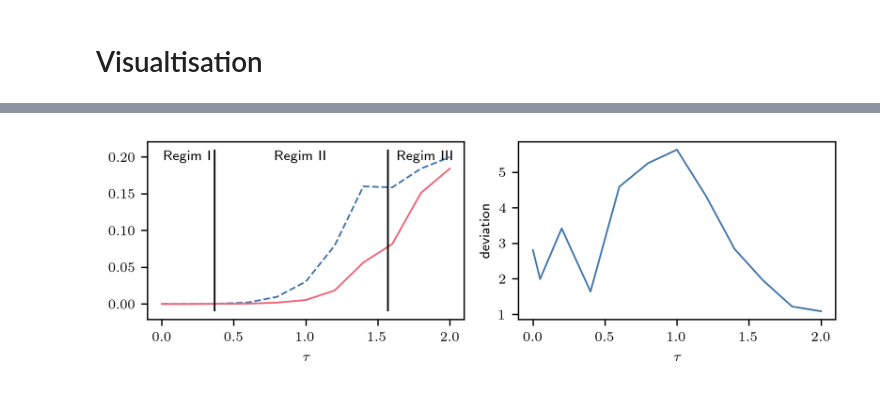
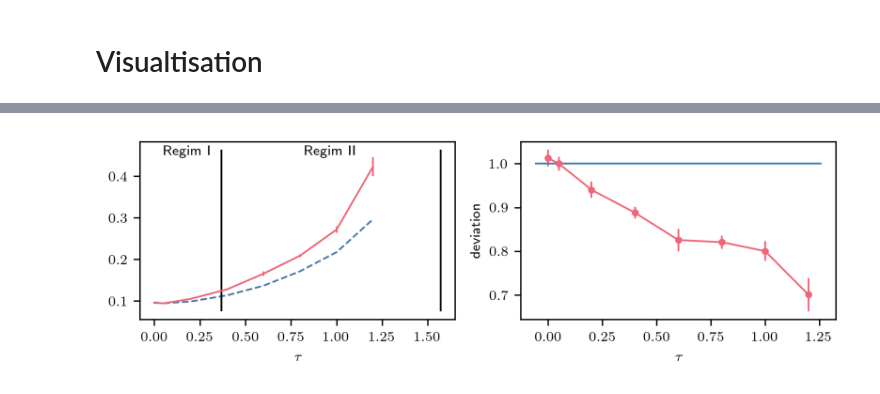
Before and after one commit to NilsToAn/overdampedDelayHarmonicOscillator, a Jupyter notebook: paper/cusp_rate copy.ipynb, the cells around one changed output, grey strips where cells are left out. Saved outputs shown, nothing was run; the diff lists cells and outputs as text; code cells hidden in the pictures.

Commit message:
new num rates

```diff
--- a/paper/cusp_rate copy.ipynb
+++ b/paper/cusp_rate copy.ipynb
@@ -28,8 +22,10 @@ setup_matplotlib()
 
 np.random.seed(42)
 # %%
+version = 2
+
 k = 1
-border = 1
+border = 0
 x_0 = -1
 N_x_border = 12.5
 max_t = 10
@@ -37,7 +33,7 @@ ntau = 2
 force = "cusp_force"
 
 
-dx = border / N_x_border
+dx = (border - x_0) / N_x_border
 sb = 40.5 * dx  # with .5, 0 not included
 
 f = 15
@@ -52,18 +48,18 @@ x_s = np.arange(-sb, sb + 1e-6, dx)
 i_zero = np.argmin((x_s - x_0) ** 2)
 N_x = len(x_s)
 
-s_s = np.arange(0.2, 0.76, 0.1)
-#s_s = np.array([0.3])
+s_s = np.arange(0.2, 0.81, 0.1)
+# s_s = np.array([0.3])
 # ltaus = np.array([0.1])
-ltaus = np.concatenate(([0, 0.05], np.arange(0.2, np.pi/2, 0.2)))
+ltaus = np.concatenate(([0, 0.05], np.arange(0.2, np.pi / 2, 0.2)))
 
 sim_rate = np.empty((len(s_s), len(ltaus), 4), float)
+num_rate = np.empty((len(s_s), len(ltaus), 4), float)
 # %%
 my_rate_manager = SimulateRateFull()
 
 for j, s in enumerate(tqdm(s_s)):
     D = s**2 / 2
-    sim_rates = np.empty((len(ltaus), 4))
 
     for i, ltau in enumerate(tqdm(ltaus)):
         ldt = ltau / ntau_sim if ltau > 0 else ltaus[1] / ntau_sim
@@ -71,7 +67,9 @@ for j, s in enumerate(tqdm(s_s)):
         rel_time = q_f * get_eq_times(ltau, D, eq_perc, a=0, b=1)
         N_t = max(int(2 * rel_time / ldt), int(max_t / ldt), 30)
 
-        sim_ts = np.arange(-ntau_sim, N_t) * ldt if ltau > 0 else np.arange(0, N_t) * ldt
+        sim_ts = (
+            np.arange(-ntau_sim, N_t) * ldt if ltau > 0 else np.arange(0, N_t) * ldt
+        )
 
         res = my_rate_manager.run(
             N_p=N_p,
@@ -82,7 +80,7 @@ for j, s in enumerate(tqdm(s_s)):
             dt=ldt,
             x_0=x_0,
             force=force,
-            border=0,
+            border=border,
         )
         sim_sur = res["sim_sur"]
 
@@ -163,30 +189,44 @@ plt.plot(
 # %%
+idx = 5
+
 plt.figure(figsize=(6, 2))
 plt.subplot(121)
-plt.plot(ltaus, num_rates[:, 0], "--")
-plt.plot(ltaus, sim_rates[:, 0])
+plt.plot(ltaus, num_rate[idx,:, 0], "--")
+plt.errorbar(ltaus, sim_rate[idx,:, 0], sim_rate[idx,:, 1])
 
 
 # plt.xlim(0,2.1)
 # plt.ylim(1e-3,1)
 
 plt.vlines([1 / np.e / k, np.pi / 2 / k], *plt.ylim(), color="black")
-y = 0.2
+
+y = 0.95*plt.ylim()[1]
 plt.text(0.5 * 1 / np.e / k, y, "Regim I", ha="center", va="center")
 plt.text(0.5 * (1 / np.e / k + np.pi / 2 / k), y, "Regim II", ha="center", va="center")
-plt.text(
-    0.5 * (np.pi / 2 / k + plt.xlim()[1]), y, "Regim III", ha="center", va="center"
-)
+# plt.text(
+#     0.5 * (np.pi / 2 / k + plt.xlim()[1]), y, "Regim III", ha="center", va="center"
+# )
 plt.xlabel(r"$\tau$")
 # plt.ylabel('1/rate')
 # plt.yscale('log')
 
 plt.subplot(122)
 
-plt.plot(ltaus, num_rates[:, 0] / sim_rates[:, 0])
+# plt.plot(ltaus, num_rate[idx,:, 0] / sim_rate[idx,:, 0])
+plt.errorbar(
+    ltaus,
+    num_rate[idx, :, 0] / sim_rate[idx, :, 0],
+    yerr=np.sqrt(
+        (num_rate[idx, :, 1] / sim_rate[idx, :, 0]) ** 2
+        + (num_rate[idx, :, 0] / sim_rate[idx, :, 0] ** 2 * sim_rate[idx, :, 1]) ** 2
+    ),
+    marker=".",
+    color="C1",
+)
+plt.hlines(1,*plt.xlim())
 plt.xlabel(r"$\tau$")
 plt.ylabel("deviation")
 plt.tight_layout()
 # plt.savefig(f'graphics/cusp_rates_s{s}.pdf')
 # %% [output]
-[figure, old version]
+[figure, new version]
```
Also changed, not shown: parts of 7 cells of this notebook, 6 other files.
